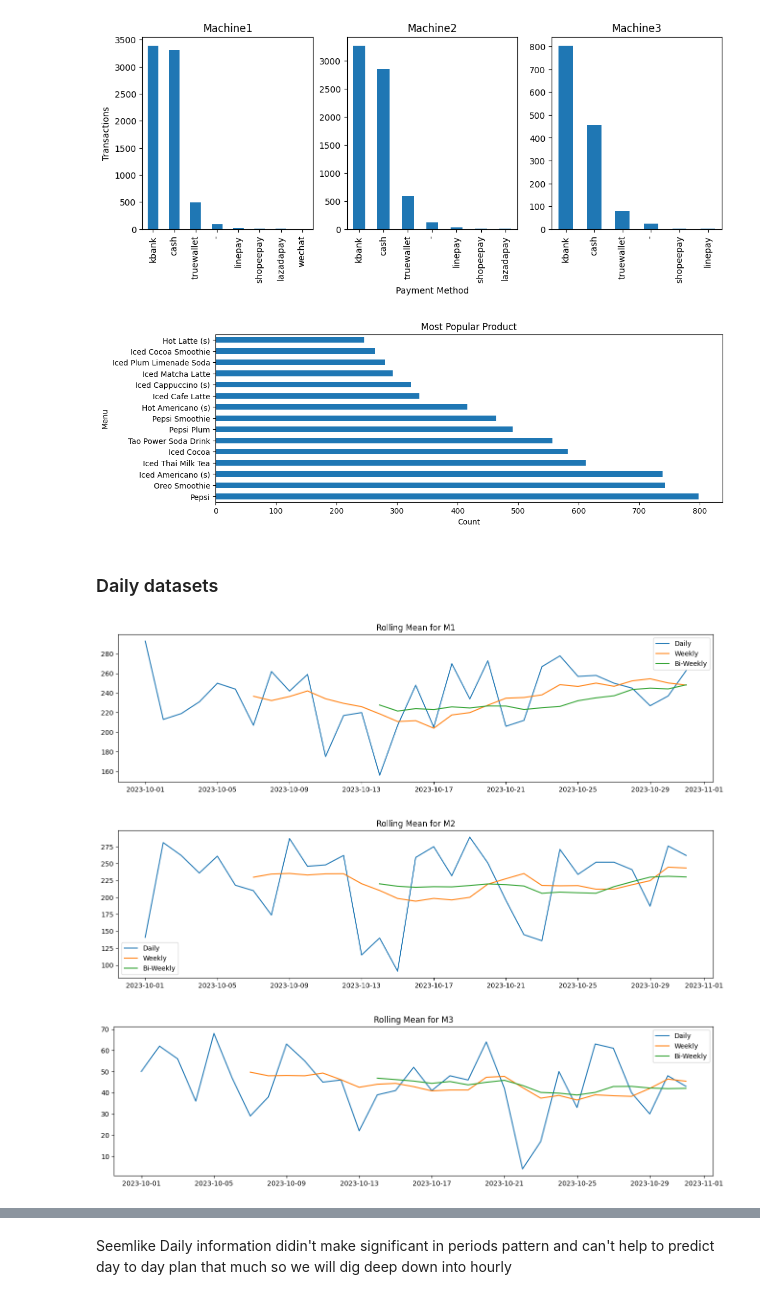
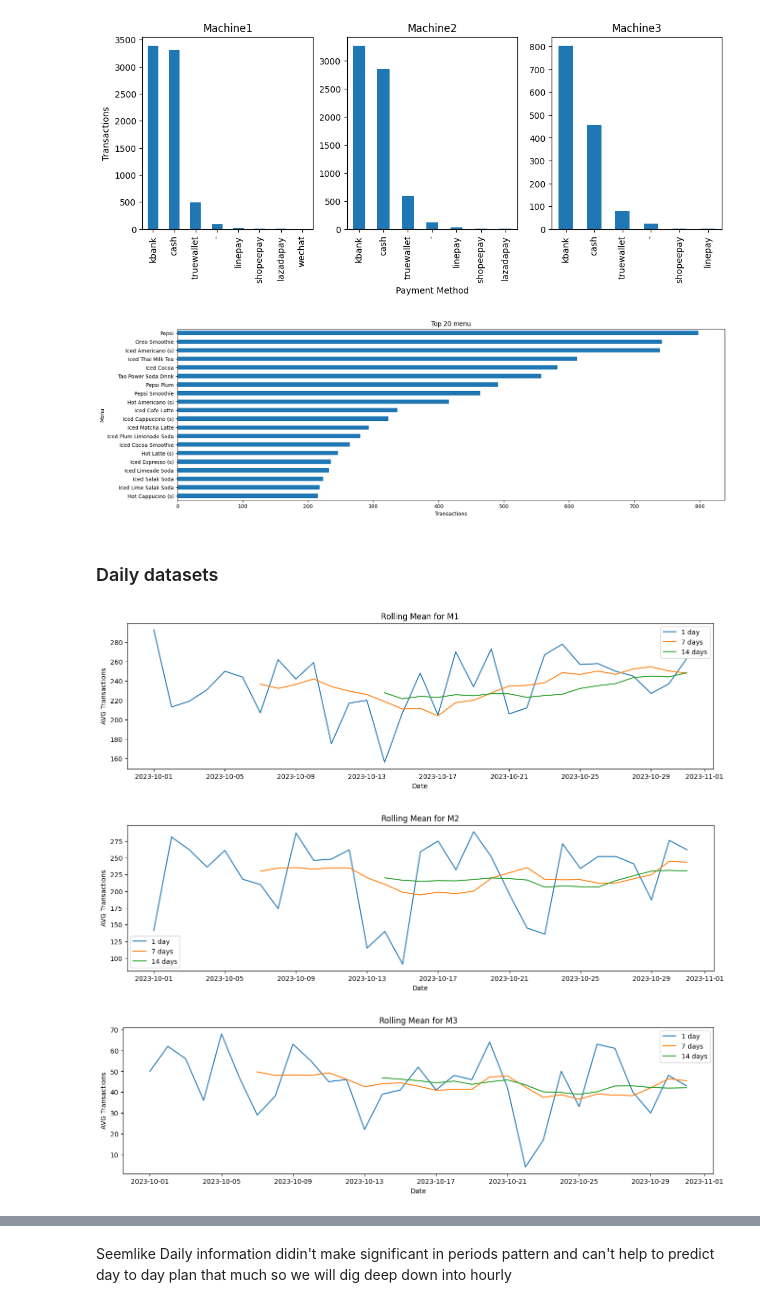
Before and after one commit to fake-or-dead/dsi03-capstone, a Jupyter notebook: 1.EDA.ipynb, the cells around one changed output, grey strips where cells are left out. Saved outputs shown, nothing was run; the diff lists cells and outputs as text; code cells hidden in the pictures.

```diff
--- a/1.EDA.ipynb
+++ b/1.EDA.ipynb
@@ -176,42 +176,48 @@ plt.title('Machine3');
 [figure]
 # %%
 # plot top 20 popular product name (ignore UnKnown product)
-plt.figure(figsize=(12, 4))
-df['productName'].value_counts()[1:16].plot(kind='barh')
+plt.figure(figsize=(19, 6))
+df['productName'].value_counts()[1:21].sort_values().plot(kind='barh')
 plt.ylabel('Menu')
-plt.xlabel('Count')
-plt.title('Most Popular Product');
+plt.xlabel('Transactions')
+plt.title('Top 20 menu');
 # %% [output]
-[figure, old version]
+[figure, new version]
 # %% [markdown]
 ### Daily datasets
 # %%
 # rolling mean and std
 plt.figure(figsize=(16, 4))
-m1_daily_sales.rolling(1).mean().plot(label='Daily')
-m1_daily_sales.rolling(7).mean().plot(label='Weekly')
-m1_daily_sales.rolling(14).mean().plot(label='Bi-Weekly')
+m1_daily_sales.rolling(1).mean().plot(label='1 day')
+m1_daily_sales.rolling(7).mean().plot(label='7 days')
+m1_daily_sales.rolling(14).mean().plot(label='14 days')
+plt.xlabel('Date')
+plt.ylabel('AVG Transactions')
 plt.legend()
 plt.title('Rolling Mean for M1');
 # %% [output]
-[figure, old version]
+[figure, new version]
 # %%
 # rolling mean and std
 plt.figure(figsize=(16, 4))
-m2_daily_sales.rolling(1).mean().plot(label='Daily')
-m2_daily_sales.rolling(7).mean().plot(label='Weekly')
-m2_daily_sales.rolling(14).mean().plot(label='Bi-Weekly')
+m2_daily_sales.rolling(1).mean().plot(label='1 day')
+m2_daily_sales.rolling(7).mean().plot(label='7 days')
+m2_daily_sales.rolling(14).mean().plot(label='14 days')
+plt.xlabel('Date')
+plt.ylabel('AVG Transactions')
 plt.legend()
 plt.title('Rolling Mean for M2');
 # %% [output]
-[figure, old version]
+[figure, new version]
 # %%
 # rolling mean and std
 plt.figure(figsize=(16, 4))
-m3_daily_sales.rolling(1).mean().plot(label='Daily')
-m3_daily_sales.rolling(7).mean().plot(label='Weekly')
-m3_daily_sales.rolling(14).mean().plot(label='Bi-Weekly')
+m3_daily_sales.rolling(1).mean().plot(label='1 day')
+m3_daily_sales.rolling(7).mean().plot(label='7 days')
+m3_daily_sales.rolling(14).mean().plot(label='14 days')
+plt.xlabel('Date')
+plt.ylabel('AVG Transactions')
 plt.legend()
 plt.title('Rolling Mean for M3');
 # %% [output]
-[figure, old version]
+[figure, new version]
```
Also changed, not shown: parts of 15 cells of this notebook, 10 other files.
